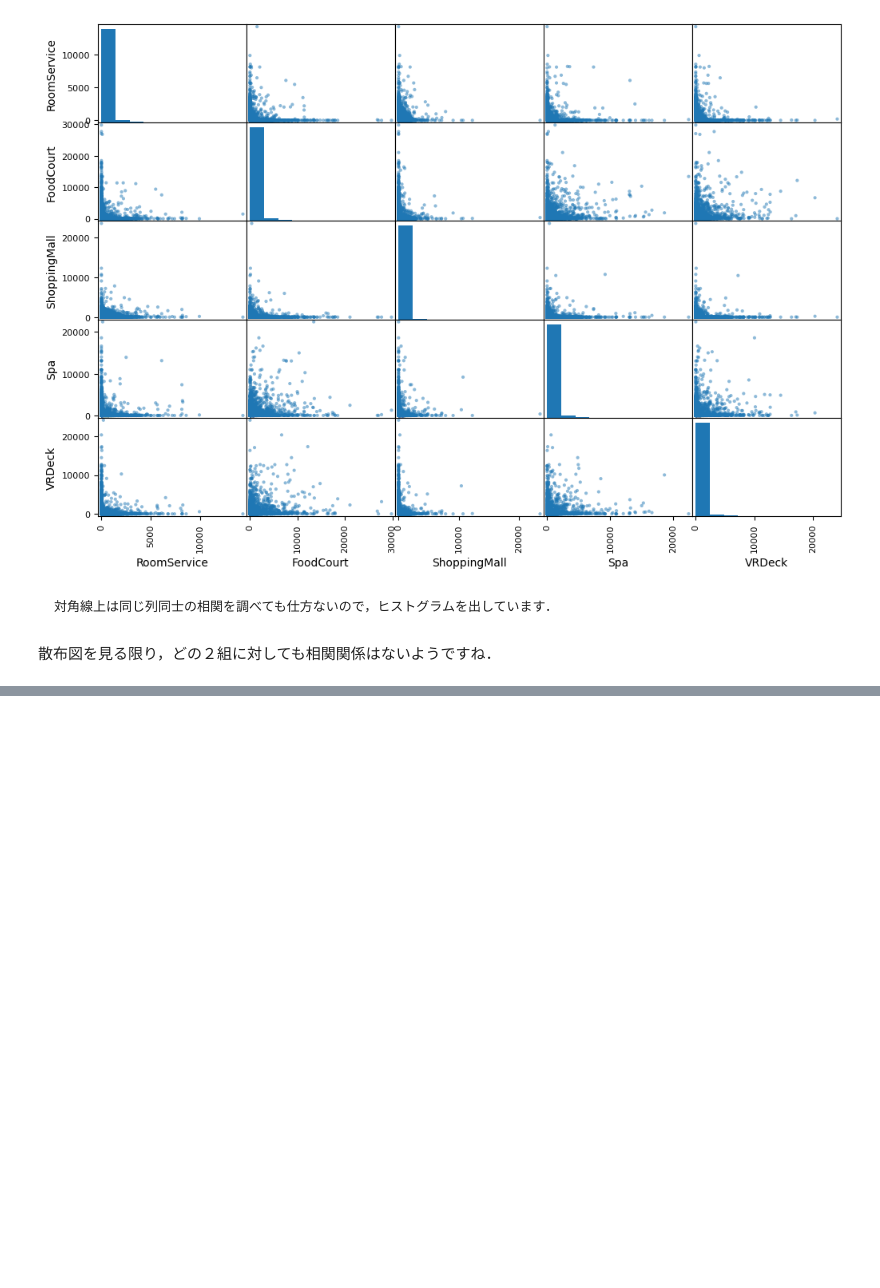
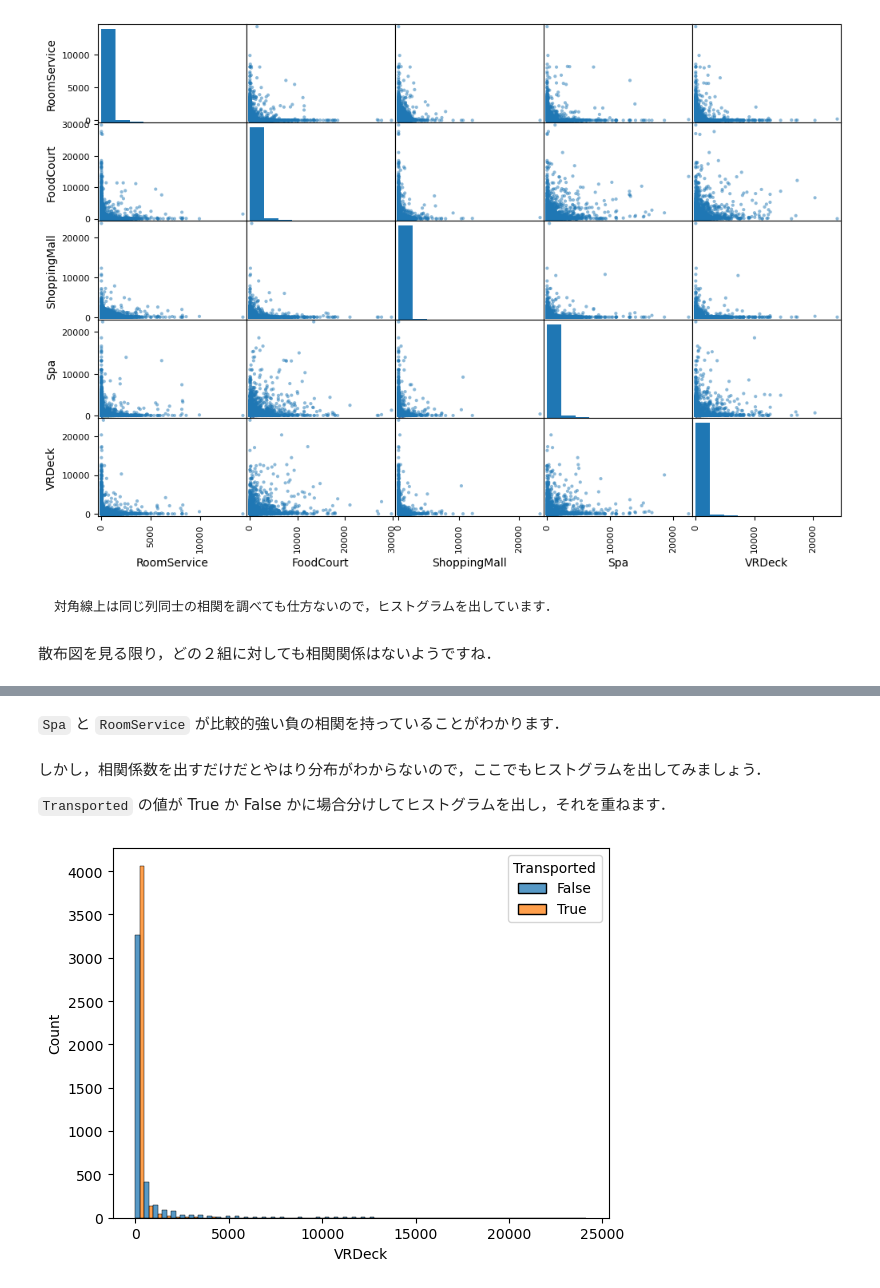
Before and after one commit to Seasawher/spaceship-titanic, a Jupyter notebook: book/relation.ipynb, the cells around one changed output, grey strips where cells are left out. Drawn from its saved outputs; the diff is of its cells as text; code cells hidden in the pictures; blank space fills up the shorter version.

```diff
--- a/book/relation.ipynb
+++ b/book/relation.ipynb
@@ -50,0 +67,13 @@ plt.show()
+# %% [markdown]
+`Spa` と `RoomService` が比較的強い負の相関を持っていることがわかります．
+# %% [markdown]
+しかし，相関係数を出すだけだとやはり分布がわからないので，ここでもヒストグラムを出してみましょう．
+
+`Transported` の値が True か False かに場合分けしてヒストグラムを出し，それを重ねます．
+# %%
+import seaborn as sns
+
+sns.histplot(data=train_data, x="VRDeck", hue="Transported", multiple="dodge", bins=50)
+plt.show()
+# %% [output]
+[figure, added]
```
Also changed, not shown: parts of 8 cells of this notebook, 1 other file.
